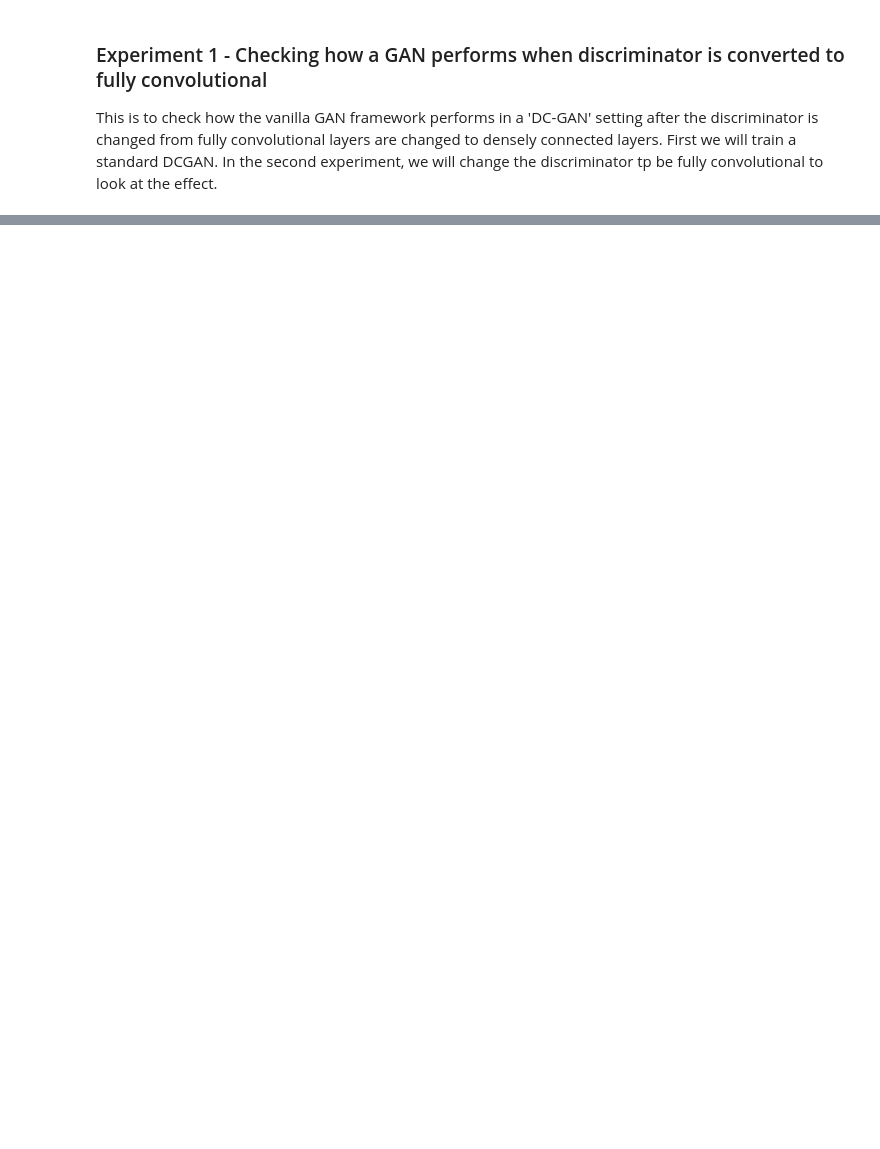
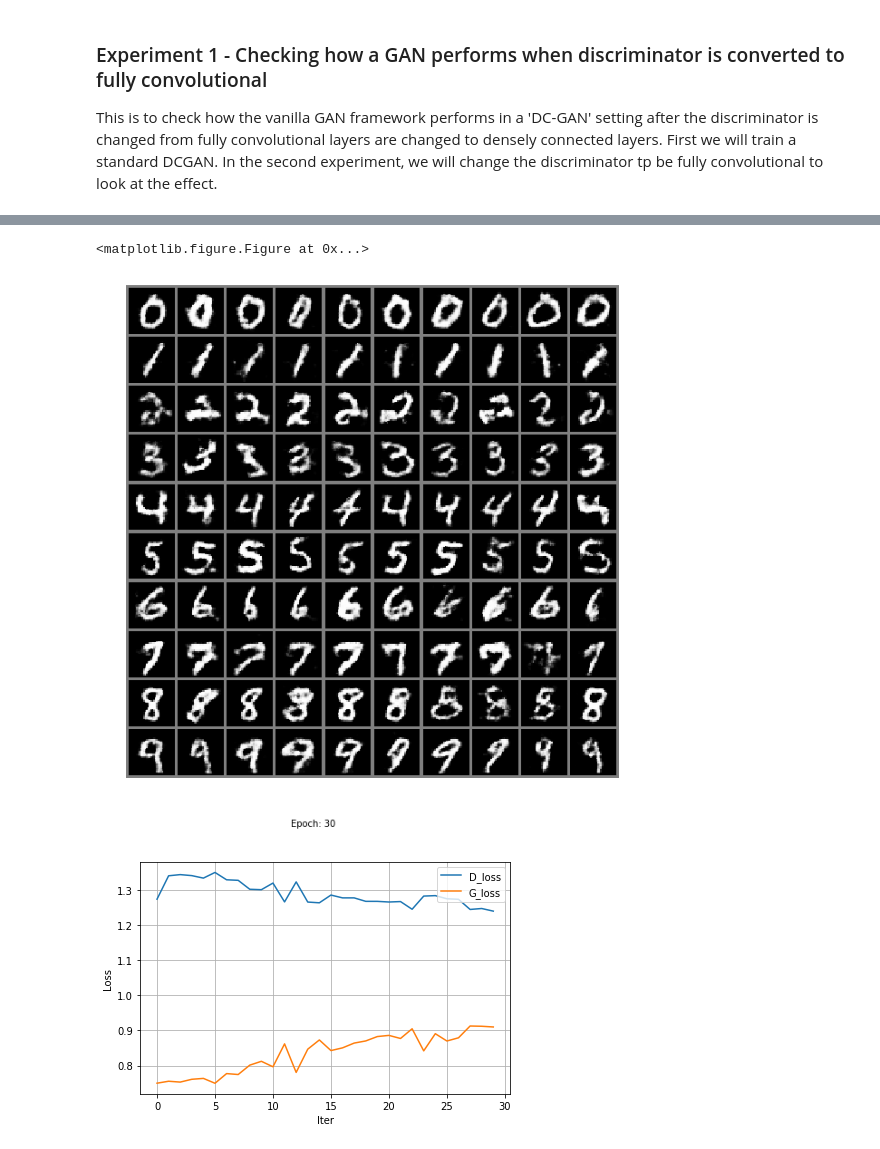
Before and after one commit to lovish1234/MLPrototype, a Jupyter notebook: siamese-triplet/Experiment-1.ipynb, the cells around one changed output, grey strips where cells are left out. Cells and saved outputs as stored; diff of their text form; code cells hidden in the pictures; blank space fills up the shorter version.

```diff
--- a/siamese-triplet/Experiment-1.ipynb
+++ b/siamese-triplet/Experiment-1.ipynb
@@ -446,0 +810,4 @@ def train(trainLoader,
+# %%
+from model_C_alt import Generator, Discriminator
+
+numClasses=10
@@ -447,2 +1059,3 @@ def train(trainLoader,
 # %%
-train(mnist_dataloader, epochs=100)
+train(mnist_dataloader, epochs=30)
+# %% [output]
@@ -448,0 +1079,3 @@ train(mnist_dataloader, epochs=100)
+<matplotlib.figure.Figure at 0x...>
+[figure, added]
+[figure, added]
```
Also changed, not shown: parts of 26 cells of this notebook.
